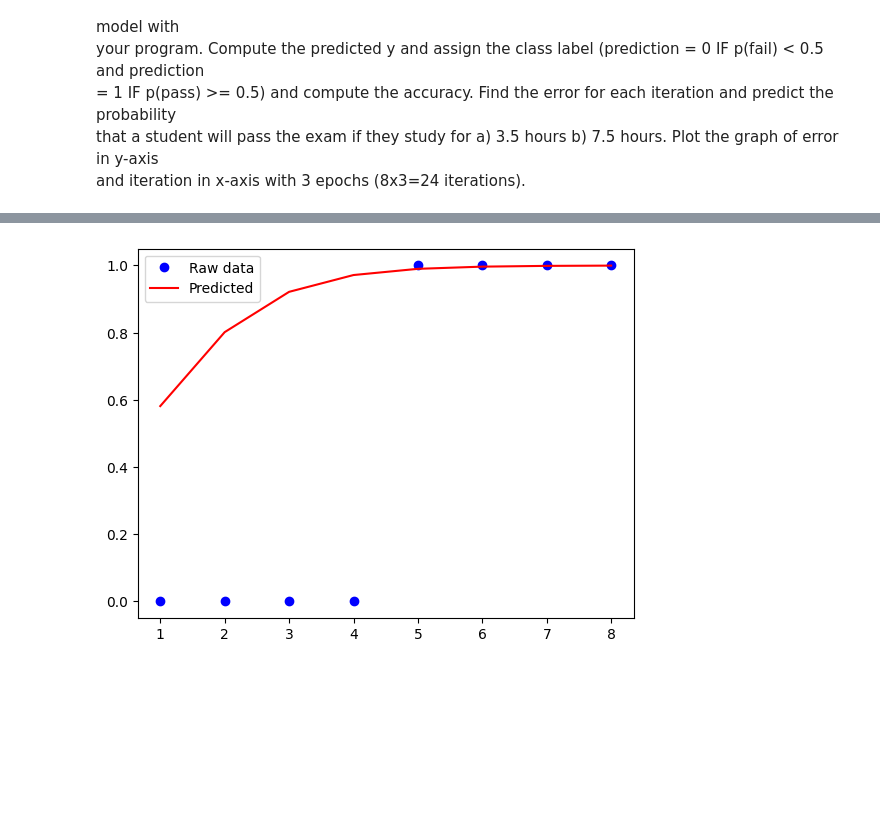
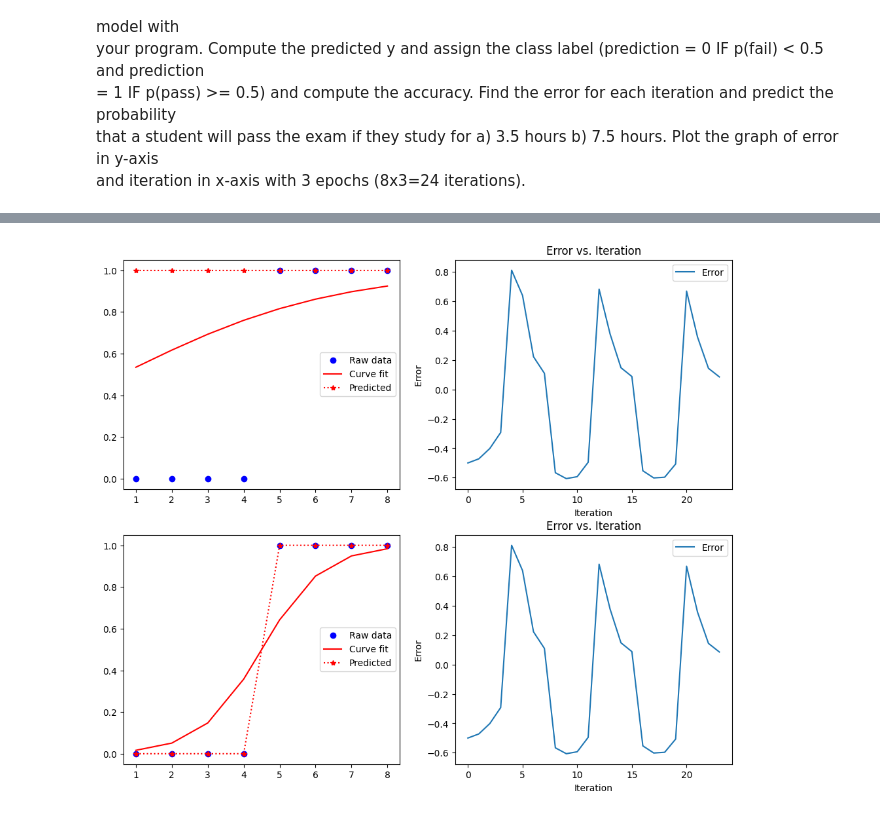
Before and after one commit to arnavjagia/5-sem-lab, a Jupyter notebook: ML/week 5 - LOGISTIC REGRESSION AND STOCHASTIC GRADIENT DESCENT/week 5.ipynb, the cells around one changed output, grey strips where cells are left out. Cells and saved outputs as stored; diff of their text form; code cells hidden in the pictures; blank space fills up the shorter version.

```diff
--- a/ML/week 5 - LOGISTIC REGRESSION AND STOCHASTIC GRADIENT DESCENT/week 5.ipynb
+++ b/ML/week 5 - LOGISTIC REGRESSION AND STOCHASTIC GRADIENT DESCENT/week 5.ipynb
@@ -180,32 +124,30 @@ y_len = len(y)
 
 for i in range(3):
     for j in range(y_len):
-        z = (b0 * x[j]) + b1
+        z = b0 + (b1 * x[j])
         p = 1 / (1 + np.exp(-1 * z))
-        if p >= 0.5:
-            p = 1
-        else:
-            p = 0
-        err = 2 * (p - y[j])
-        b0 = b0 - (b0 * err * a)
-        b1 = b1 - (b1 * err * a * x[j])
+        err = (y[j] - p)
+        b0 = b0 + (a * err * p * (1 - p))
+        b1 = b1 + (a * err * p * (1 - p) * x[j])
+
 
 predict = []
 mse = 0
 for i in range(y_len):
-    z = (b0 * x[j]) + b1
+    z = b0 + (b1 * x[j])
     p = 1 / (1 + np.exp(-1 * z))
     if p >= 0.5:
         p = 1
     else:
         p = 0
     predict.append(p)
-    mse += (p - y[i]) ** 2
+    mse += (y[i] - p) ** 2
 mse /= y_len
 predict = np.array(predict)
 fig = plt.figure()
-ax = fig.add_axes([0, 0, 1, 1])
+ax = fig.add_axes(rect=(0, 0, 1, 1))
 plt.plot(x, y, label = 'given', color = 'blue')
 plt.plot(x, predict, label = 'found', color = 'red')
+plt.legend()
 plt.show()
 # %% [output]
@@ -213,4 +155,13 @@ plt.show()
 # %%
+"""
+Create a CSV file for the above training data and write a Python function program to find the fitted logistic
+regression with gradient descent technique. Compare the coefficients obtained from the sklearn model with
+your program. Compute the predicted y and assign the class label (prediction = 0 IF p(fail) < 0.5 and prediction
+= 1 IF p(pass) >= 0.5) and compute the accuracy. Find the error for each iteration and predict the probability
+that a student will pass the exam if they study for a) 3.5 hours b) 7.5 hours. Plot the graph of error in y-axis
+and iteration in x-axis with 3 epochs (8x3=24 iterations).
+"""
+
 import numpy as np
 import pandas as pd
 import matplotlib.pyplot as plt
@@ -218,8 +169,8 @@ from sklearn.linear_model import LogisticRegression
 from sklearn.metrics import accuracy_score
 
 def logistic_regression_gd(df, learning_rate=0.3, epochs=3):
-    x = df['hours']
-    y = df['pass']
+    x = df['hours'].to_numpy()
+    y = df['pass'].to_numpy()
 
     b0, b1 = 0, 0
     y_len = len(y)
@@ -229,10 +180,10 @@ def logistic_regression_gd(df, learning_rate=0.3, epochs=3):
         for j in range(y_len):
             z = b0 + (b1 * x[j])
             p = 1 / (1 + np.exp(-z))
-            error = p - y[j]
+            error = y[j] - p
             error_list.append(error)
-            b0 = b0 - learning_rate * error
-            b1 = b1 - learning_rate * error * x[j]
+            b0 = b0 + (learning_rate * error * p * (1 - p))
+            b1 = b1 + (learning_rate * error * p * (1 - p) * x[j])
 
     predictions = []
     for j in range(y_len):
@@ -247,8 +198,8 @@ def logistic_regression_gd(df, learning_rate=0.3, epochs=3):
 # Load data
 df = pd.read_csv('study.csv')
 
-X = df['hours']
-y = df['pass']
+X = df['hours'].to_numpy()
+y = df['pass'].to_numpy()
 
 # Train model and calculate accuracy
 b0, b1, accuracy, error_list, predictions = logistic_regression_gd(df)
@@ -256,27 +207,40 @@ print(f"Model coefficients: b0 = {b0}, b1 = {b1}")
 print(f"Model accuracy: {accuracy}")
 
 # Plot predictions vs actual
-fig, ax = plt.subplots()
-ax.plot(X, y, 'bo', label='Raw data')
-ax.plot(X, 1 / (1 + np.exp(-(b0 + b1 * X))), 'r-', label='Predicted')
-ax.legend()
-plt.show()
+fig, ((ax1, ax2), (ax3, ax4)) = plt.subplots(2, 2, figsize=(12, 10))
+ax1.plot(X, y, 'bo', label='Raw data')
+ax1.plot(X, 1 / (1 + np.exp(-(b0 + b1 * X))), 'r-', label='Curve fit')
+ax1.plot(X, predictions, 'r*:', label='Predicted')
+ax1.legend(loc='center right')
 
 # Plot error over iterations
-plt.figure(figsize=(10, 6))
-plt.plot(error_list, label='Error')
-plt.xlabel('Iteration')
-plt.ylabel('Error')
-plt.title('Error vs. Iteration')
-plt.legend()
-plt.show()
+# plt.figure(figsize=(10, 6))
+ax2.plot(error_list, label='Error')
+ax2.set_xlabel('Iteration')
+ax2.set_ylabel('Error')
+ax2.set_title('Error vs. Iteration')
+ax2.legend(loc='upper right')
 
 # Compare with sklearn
-X = df['hours'].values.reshape(-1, 1)
-y = df['pass'].values
+X = df['hours'].to_numpy().reshape(-1, 1)
+y = df['pass'].to_numpy()
 model = LogisticRegression()
 model.fit(X, y)
-print(f"Sklearn coefficients: b0 = {model.intercept_[0]}, b1 = {model.coef_[0][0]}")
+b0 = model.intercept_[0]
+b1 = model.coef_[0][0]
+print(f"Sklearn coefficients: b0 = {b0}, b1 = {b1}")
+
+ax3.plot(X, y, 'bo', label='Raw data')
+ax3.plot(X, 1 / (1 + np.exp(-(b0 + b1 * X))), 'r-', label='Curve fit')
+ax3.plot(X, 1 / (1 + np.exp(-(b0 + b1 * X))) >= 0.5, 'r*:', label='Predicted')
+ax3.legend(loc='center right')
+
+ax4.plot(error_list, label='Error')
+ax4.set_xlabel('Iteration')
+ax4.set_ylabel('Error')
+ax4.set_title('Error vs. Iteration')
+ax4.legend(loc='upper right')
+plt.show()
 
 # Predictions for 3.5 and 7.5 hours of study
 hours = np.array([3.5, 7.5]).reshape(-1, 1)
@@ -289 +254 @@ Model accuracy: 0.5
-[figure, old version]
+[figure, new version]
```
Also changed, not shown: parts of 6 cells of this notebook, 4 other files.
